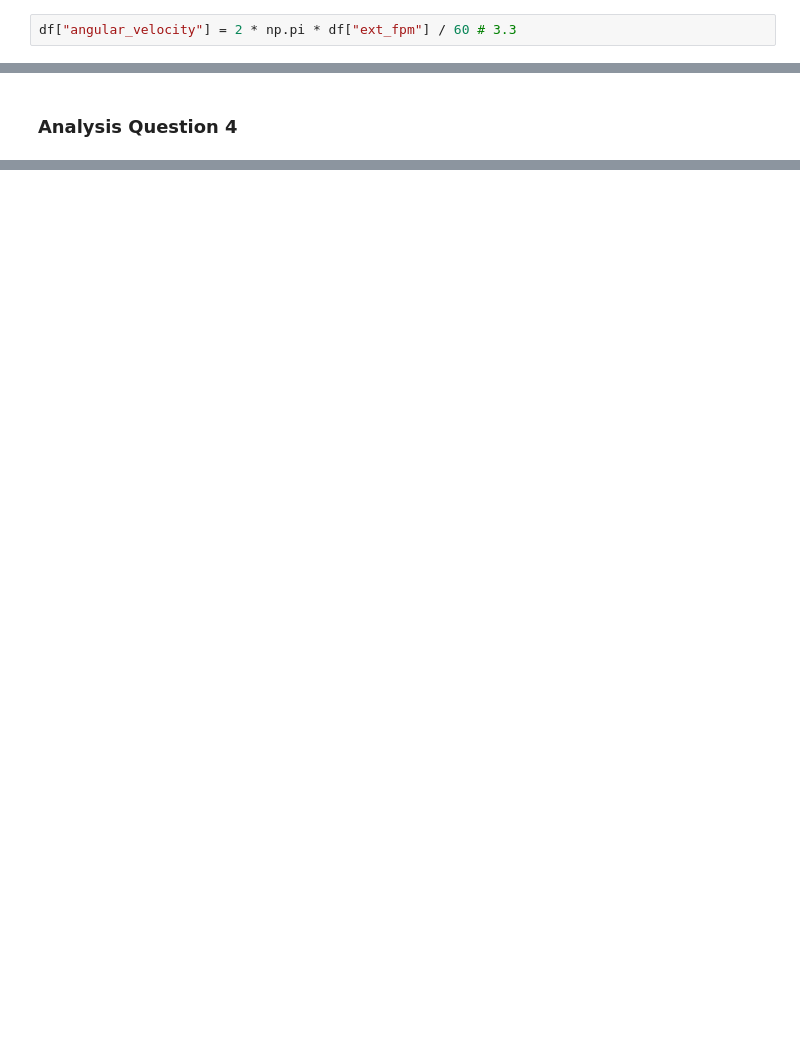
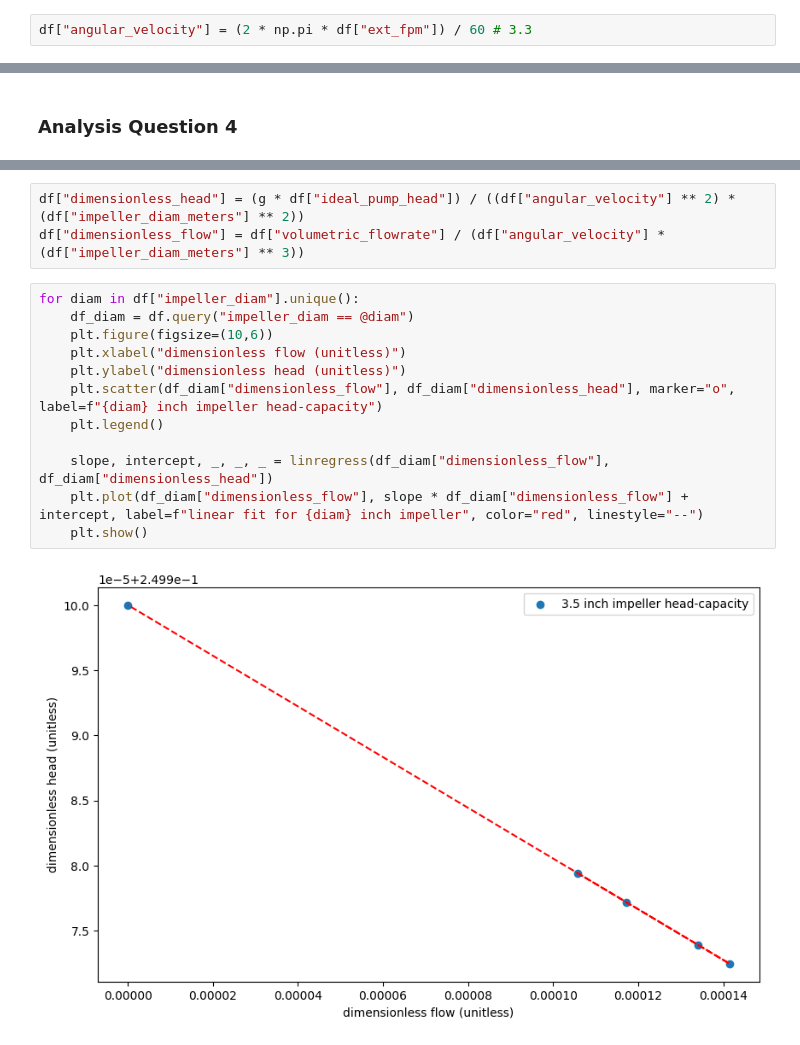
Before and after one commit to rahilisashaik/cbe154, a Jupyter notebook: centrifugal-pump/exp-data-analysis.ipynb, the cells around one changed output, grey strips where cells are left out. Saved outputs shown, nothing was run; the diff lists cells and outputs as text; blank space fills up the shorter version.

```diff
--- a/centrifugal-pump/exp-data-analysis.ipynb
+++ b/centrifugal-pump/exp-data-analysis.ipynb
@@ -224,7 +225,7 @@ So, we need to get angular velocity (omega) in rad/s using torque through the be
 (3.3):
 $$ \omega = \frac{2\pi (fpm)}{60}$$
 # %%
-df["angular_velocity"] = 2 * np.pi * df["ext_fpm"] / 60 # 3.3
+df["angular_velocity"] = (2 * np.pi * df["ext_fpm"]) / 60 # 3.3
 # %%
 df["peripheral_velocity"] = df["angular_velocity"] * df["impeller_diam_meters"] / 2 # 3.2
 # %% [markdown]
@@ -307,0 +298,17 @@ $$ \Delta H_r = \frac{u_2(u_2-q_r/A_p tan \beta_2)}{g_c} $$
+# %%
+df["dimensionless_head"] = (g * df["ideal_pump_head"]) / ((df["angular_velocity"] ** 2) * (df["impeller_diam_meters"] ** 2))
+df["dimensionless_flow"] = df["volumetric_flowrate"] / (df["angular_velocity"] * (df["impeller_diam_meters"] ** 3))
+# %%
+for diam in df["impeller_diam"].unique():
+    df_diam = df.query("impeller_diam == @diam")
+    plt.figure(figsize=(10,6))
+    plt.xlabel("dimensionless flow (unitless)")
+    plt.ylabel("dimensionless head (unitless)")
+    plt.scatter(df_diam["dimensionless_flow"], df_diam["dimensionless_head"], marker="o", label=f"{diam} inch impeller head-capacity")
+    plt.legend()
+
+    slope, intercept, _, _, _ = linregress(df_diam["dimensionless_flow"], df_diam["dimensionless_head"])
+    plt.plot(df_diam["dimensionless_flow"], slope * df_diam["dimensionless_flow"] + intercept, label=f"linear fit for {diam} inch impeller", color="red", linestyle="--")
+    plt.show()
+# %% [output]
+[figure, added]
```
Also changed, not shown: parts of 11 cells of this notebook.
